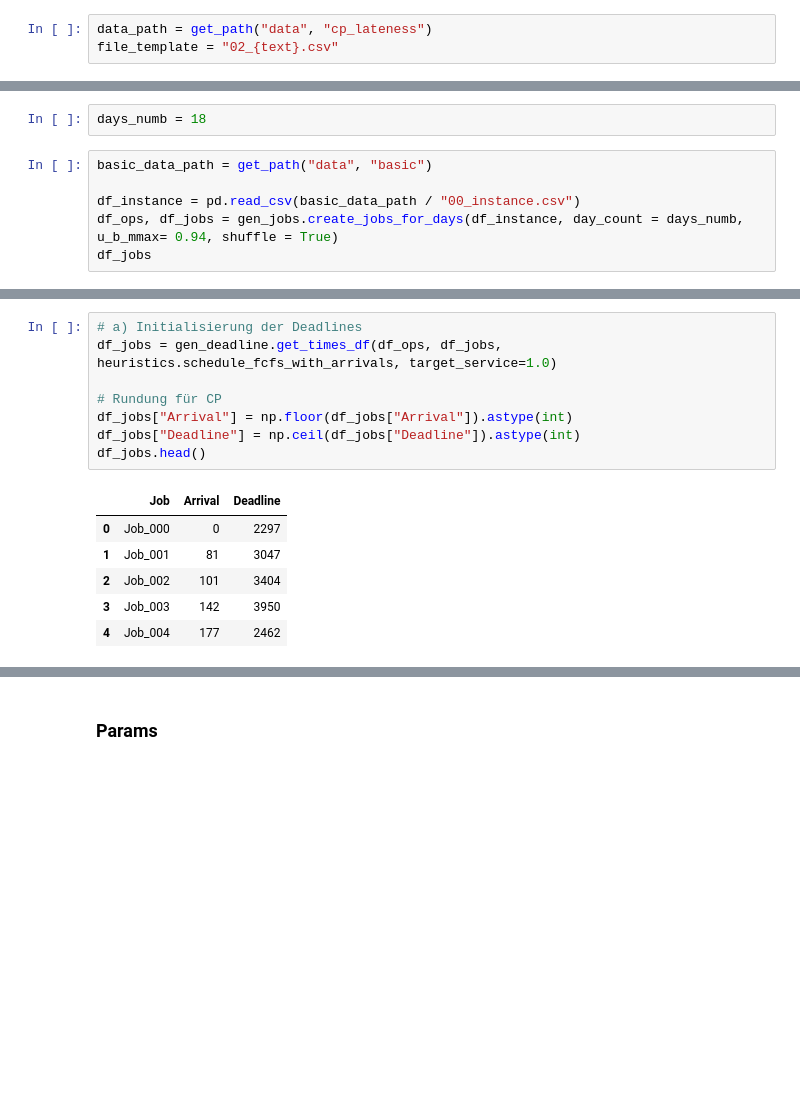
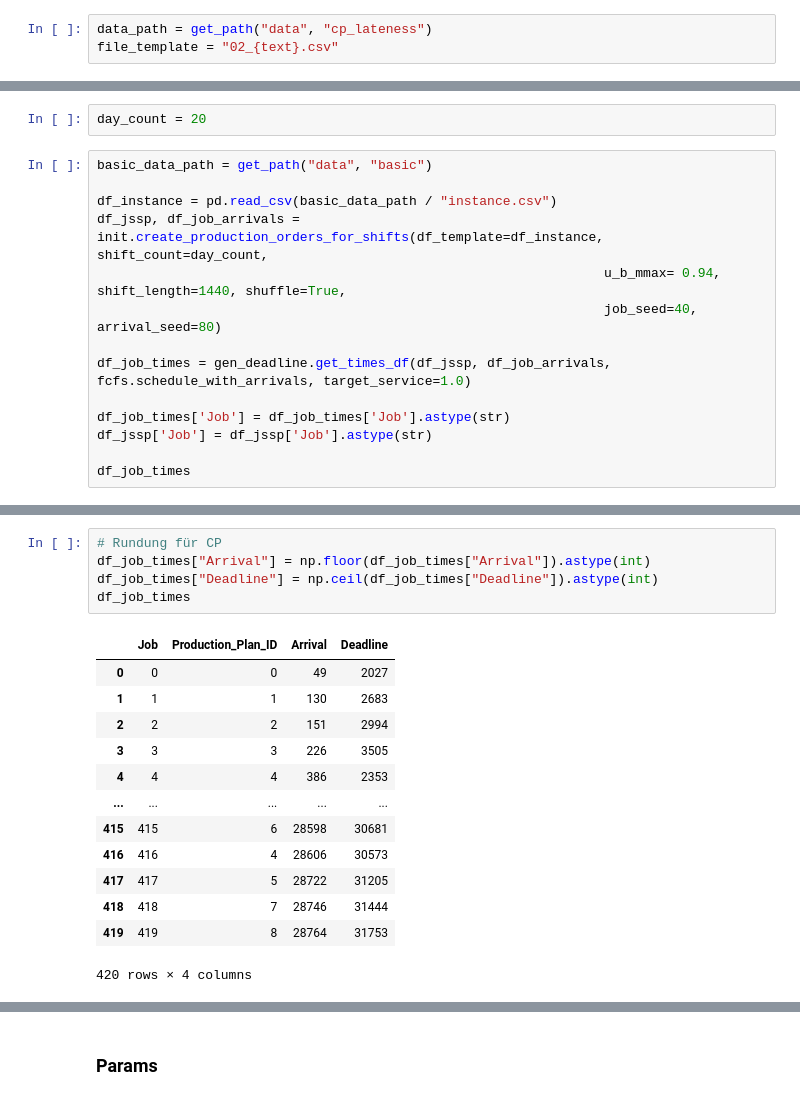
Before and after one commit to konrad-adamski/HTWD_Minimalinvasives_Job-Shop_Scheduling, a Jupyter notebook: notebooks/23_CP_Scheduling_Lateness with ReadyTime/02_Rolling Reschedulig_init.ipynb, the cells around one changed output, grey strips where cells are left out. Saved outputs shown, nothing was run; the diff lists cells and outputs as text; blank space fills up the shorter version.

```diff
--- a/notebooks/23_CP_Scheduling_Lateness with ReadyTime/02_Rolling Reschedulig_init.ipynb
+++ b/notebooks/23_CP_Scheduling_Lateness with ReadyTime/02_Rolling Reschedulig_init.ipynb
@@ -30,9 +38,17 @@ file_template = "02_{text}.csv"
 # %%
-days_numb = 18
+day_count = 20
 # %%
 basic_data_path = get_path("data", "basic")
 
-df_instance = pd.read_csv(basic_data_path / "00_instance.csv")
-df_ops, df_jobs = gen_jobs.create_jobs_for_days(df_instance, day_count = days_numb, u_b_mmax= 0.94, shuffle = True)
-df_jobs
+df_instance = pd.read_csv(basic_data_path / "instance.csv")
+df_jssp, df_job_arrivals = init.create_production_orders_for_shifts(df_template=df_instance, shift_count=day_count,
+                                                                 u_b_mmax= 0.94, shift_length=1440, shuffle=True,
+                                                                 job_seed=40, arrival_seed=80)
+
+df_job_times = gen_deadline.get_times_df(df_jssp, df_job_arrivals, fcfs.schedule_with_arrivals, target_service=1.0)
+
+df_job_times['Job'] = df_job_times['Job'].astype(str)
+df_jssp['Job'] = df_jssp['Job'].astype(str)
+
+df_job_times
 # %% [output]
@@ -52,17 +70,21 @@ df_jobs
 # %%
-# a) Initialisierung der Deadlines
-df_jobs = gen_deadline.get_times_df(df_ops, df_jobs, heuristics.schedule_fcfs_with_arrivals, target_service=1.0)
-
 # Rundung für CP
-df_jobs["Arrival"] = np.floor(df_jobs["Arrival"]).astype(int)
-df_jobs["Deadline"] = np.ceil(df_jobs["Deadline"]).astype(int)
-df_jobs.head()
+df_job_times["Arrival"] = np.floor(df_job_times["Arrival"]).astype(int)
+df_job_times["Deadline"] = np.ceil(df_job_times["Deadline"]).astype(int)
+df_job_times
 # %% [output]
-|  | Job | Arrival | Deadline |
-| 0 | Job_000 | 0 | 2297 |
-| 1 | Job_001 | 81 | 3047 |
-| 2 | Job_002 | 101 | 3404 |
-| 3 | Job_003 | 142 | 3950 |
-| 4 | Job_004 | 177 | 2462 |
+|  | Job | Production_Plan_ID | Arrival | Deadline |
+| 0 | 0 | 0 | 49 | 2027 |
+| 1 | 1 | 1 | 130 | 2683 |
+| 2 | 2 | 2 | 151 | 2994 |
+| 3 | 3 | 3 | 226 | 3505 |
+| 4 | 4 | 4 | 386 | 2353 |
+| ... | ... | ... | ... | ... |
+| 415 | 415 | 6 | 28598 | 30681 |
+| 416 | 416 | 4 | 28606 | 30573 |
+| 417 | 417 | 5 | 28722 | 31205 |
+| 418 | 418 | 7 | 28746 | 31444 |
+| 419 | 419 | 8 | 28764 | 31753 |
+420 rows × 4 columns
 # %%
 # b) Bestimmung der "Ready Time"
```
Also changed, not shown: parts of 26 cells of this notebook, 36 other files.
